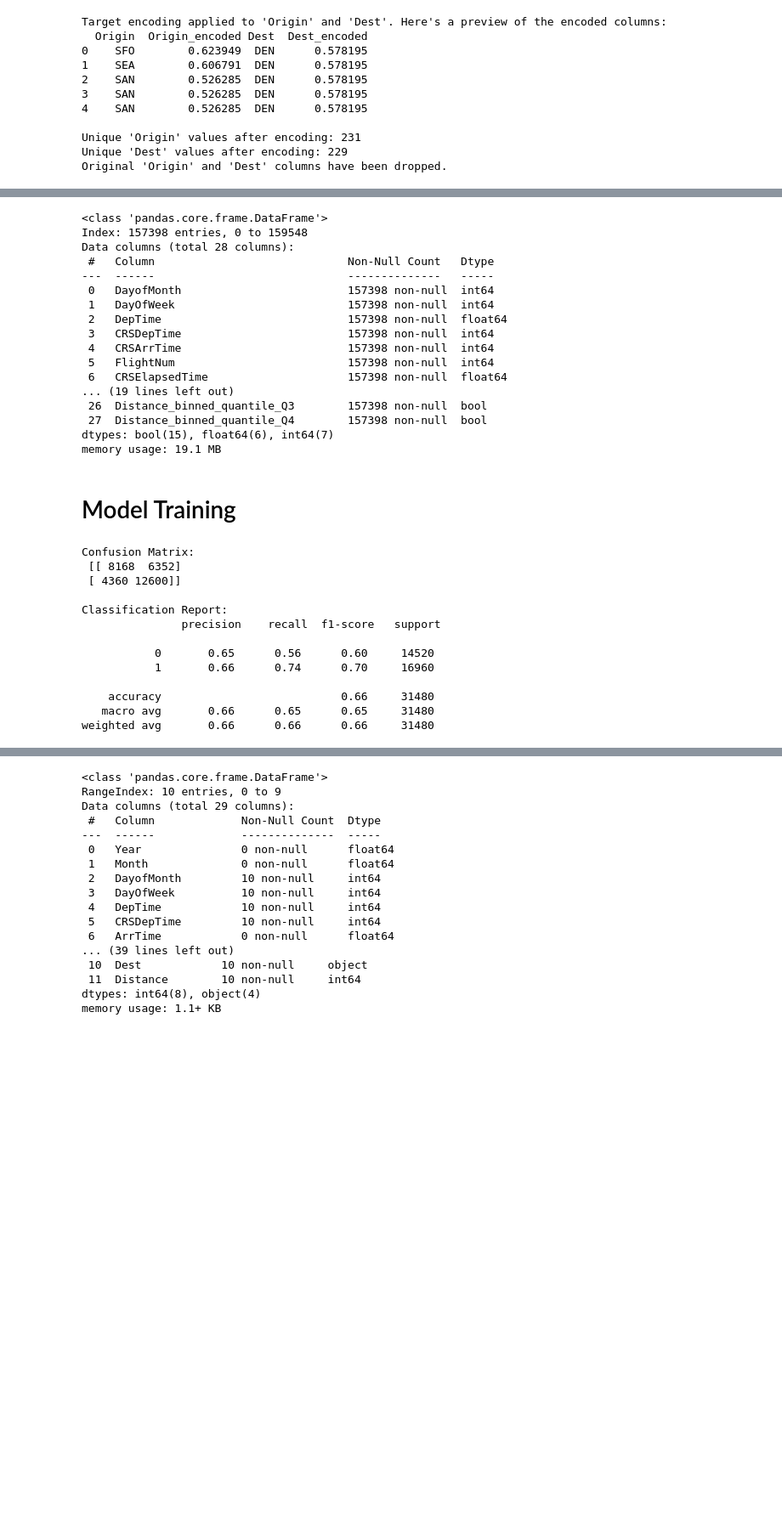
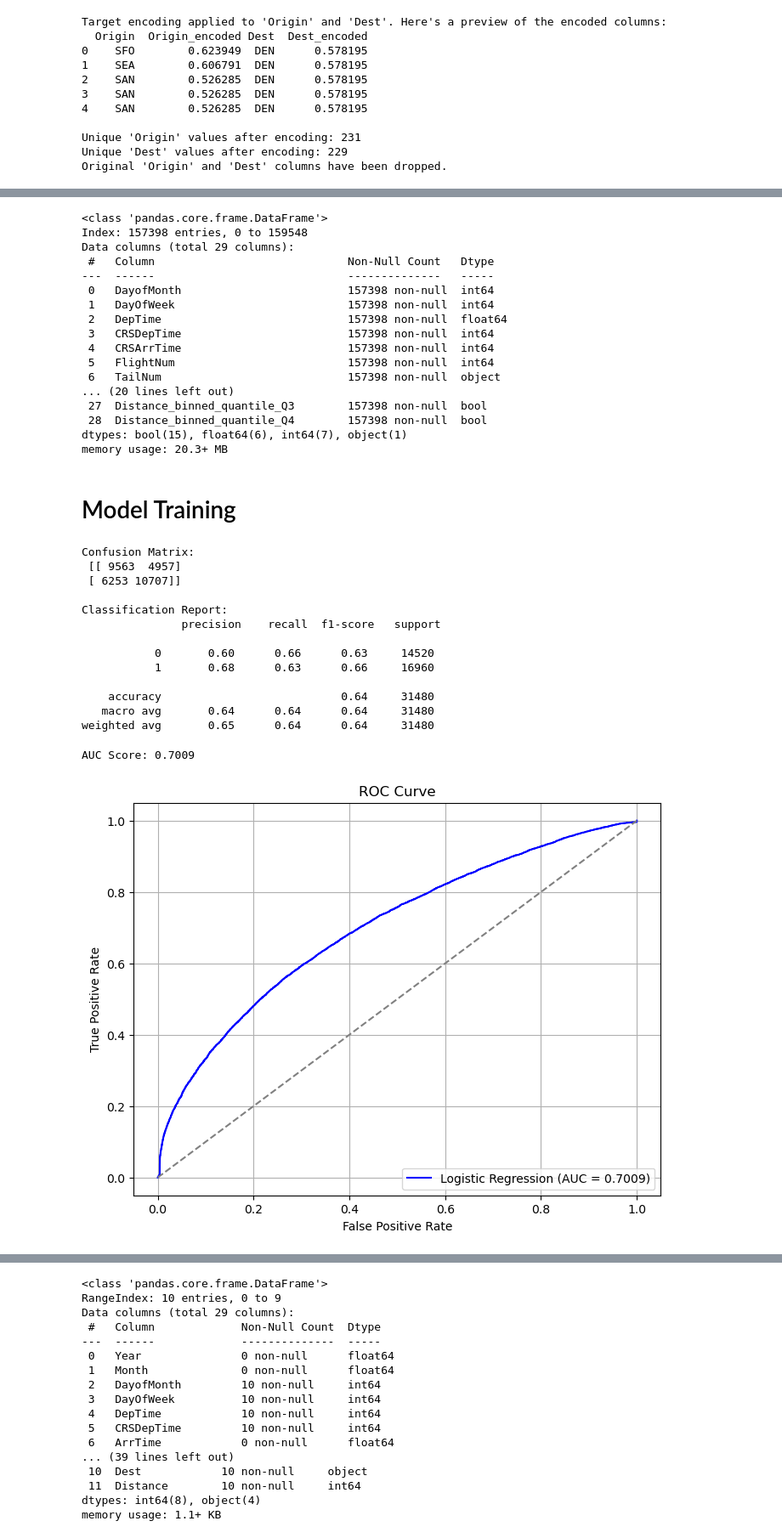
Before and after one commit to WatsonWBlair/Scalable_G6, a Jupyter notebook: classifiers/logistic_regression_four_years.ipynb, the cells around one changed output, grey strips where cells are left out. Shown at 85% size. Cells and saved outputs as stored; diff of their text form; code cells hidden in the pictures; blank space fills up the shorter version.

Commit message:
Edited logistic regression notebook with hyperparameter tuning

```diff
--- a/classifiers/logistic_regression_four_years.ipynb
+++ b/classifiers/logistic_regression_four_years.ipynb
@@ -757,7 +757,7 @@ print(df_combined[['UniqueCarrier', 'UniqueCarrier_encoded']].head())
 3            UA                 0.6305
 4            UA                 0.6305
 # %%
-df_combined.drop(columns=['TailNum','UniqueCarrier'], inplace=True)
+df_combined.drop(columns=['UniqueCarrier'], inplace=True)
 # %%
 # Total number of unique categories
 total_origin = df_combined['Origin'].nunique()
@@ -853,7 +853,7 @@ df_combined.info()
 # %% [output]
 <class 'pandas.core.frame.DataFrame'>
 Index: 157398 entries, 0 to 159548
-Data columns (total 28 columns):
+Data columns (total 29 columns):
  #   Column                             Non-Null Count   Dtype
 ---  ------                             --------------   -----
  0   DayofMonth                         157398 non-null  int64
@@ -862,12 +862,12 @@ Data columns (total 28 columns):
  3   CRSDepTime                         157398 non-null  int64
  4   CRSArrTime                         157398 non-null  int64
  5   FlightNum                          157398 non-null  int64
- 6   CRSElapsedTime                     157398 non-null  float64
-... (19 lines left out)
- 26  Distance_binned_quantile_Q3        157398 non-null  bool
- 27  Distance_binned_quantile_Q4        157398 non-null  bool
-dtypes: bool(15), float64(6), int64(7)
-memory usage: 19.1 MB
+ 6   TailNum                            157398 non-null  object
+... (20 lines left out)
+ 27  Distance_binned_quantile_Q3        157398 non-null  bool
+ 28  Distance_binned_quantile_Q4        157398 non-null  bool
+dtypes: bool(15), float64(6), int64(7), object(1)
+memory usage: 20.3+ MB
 # %% [markdown]
 # Model Training
 # %%
@@ -878,7 +878,6 @@ feature_columns = [
     'DayofMonth',
     'DayOfWeek',
     'FlightNum',
-    'TailNum_encoded',
     'UniqueCarrier_encoded',
     'Origin_encoded',
     'Dest_encoded',
@@ -904,7 +903,7 @@ X_train_scaled = scaler.fit_transform(X_train)
 X_test_scaled = scaler.transform(X_test)
 
 # Step 4: Train logistic regression model
-model = LogisticRegression( max_iter=1000)
+model = LogisticRegression(class_weight='balanced', max_iter=1000)
 model.fit(X_train_scaled, y_train)
 
 # Step 5: Predict
@@ -915,15 +914,38 @@ print("Confusion Matrix:\n", confusion_matrix(y_test, y_pred))
 print("\nClassification Report:\n", classification_report(y_test, y_pred))
 # %% [output]
 Confusion Matrix:
- [[ 8168  6352]
- [ 4360 12600]]
+ [[ 9563  4957]
+ [ 6253 10707]]
 
 Classification Report:
                precision    recall  f1-score   support
 
-           0       0.65      0.56      0.60     14520
-           1       0.66      0.74      0.70     16960
+           0       0.60      0.66      0.63     14520
+           1       0.68      0.63      0.66     16960
 
-    accuracy                           0.66     31480
-   macro avg       0.66      0.65      0.65     31480
-weighted avg       0.66      0.66      0.66     31480
+    accuracy                           0.64     31480
+   macro avg       0.64      0.64      0.64     31480
+weighted avg       0.65      0.64      0.64     31480
+# %%
+#Predict probabilities
+y_probs = model.predict_proba(X_test_scaled)[:, 1]  # probability of class 1 (Delayed)
+
+# Calculate AUC
+auc = roc_auc_score(y_test, y_probs)
+print(f"AUC Score: {auc:.4f}")
+
+# Plot ROC curve
+fpr, tpr, thresholds = roc_curve(y_test, y_probs)
+
+plt.figure(figsize=(8, 6))
+plt.plot(fpr, tpr, label=f"Logistic Regression (AUC = {auc:.4f})", color="blue")
+plt.plot([0, 1], [0, 1], linestyle="--", color="gray")
+plt.xlabel("False Positive Rate")
+plt.ylabel("True Positive Rate")
+plt.title("ROC Curve")
+plt.legend(loc="lower right")
+plt.grid(True)
+plt.show()
+# %% [output]
+AUC Score: 0.7009
+[figure, added]
```
Also changed, not shown: parts of 11 cells of this notebook.
